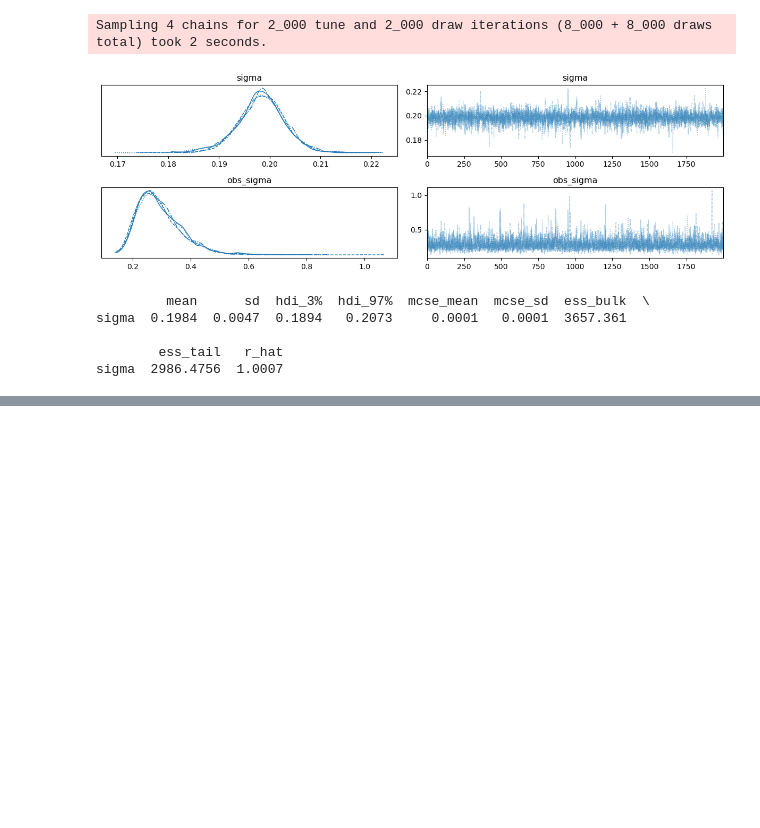
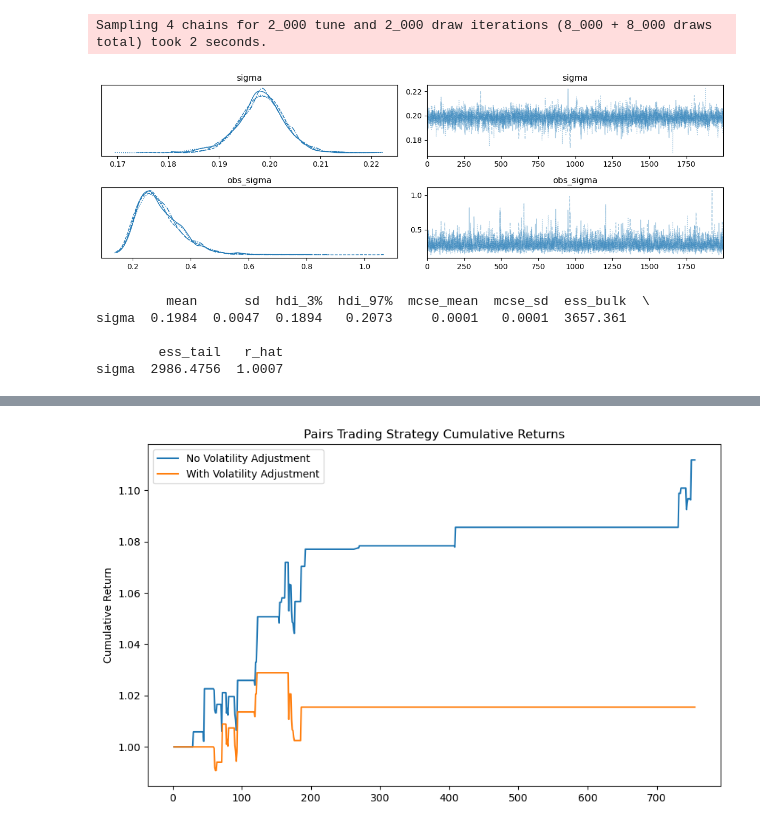
Before and after one commit to RezaCodz/Math_finance_models, a Jupyter notebook: models.ipynb, the cells around one changed output, grey strips where cells are left out. Drawn from its saved outputs; the diff is of its cells as text; code cells hidden in the pictures; blank space fills up the shorter version.

```diff
--- a/models.ipynb
+++ b/models.ipynb
@@ -470,0 +707,87 @@ sigma  2986.4756  1.0007
+# %%
+import numpy as np
+import pandas as pd
+import matplotlib.pyplot as plt
+
+# --- Simulate correlated GBM price series ---
+
+def simulate_gbm_pair(T=252*3, mu=0.05, sigma=0.2, rho=0.8, S0=100):
+    dt = 1/252
+    cov = np.array([[sigma**2, rho*sigma**2], [rho*sigma**2, sigma**2]])  # convert to np.array
+    cov = cov * dt  # now this works
+    returns = np.random.multivariate_normal([mu*dt, mu*dt], cov, size=T)
+    logS = np.log(S0) + returns.cumsum(axis=0)
+    prices = np.exp(logS)
+    return pd.DataFrame(prices, columns=["Stock_A", "Stock_B"])
+
+prices = simulate_gbm_pair()
+
+# --- Compute spread (price difference) and rolling volatility ---
+spread = prices["Stock_A"] - prices["Stock_B"]
+log_returns_spread = np.log(spread).diff().dropna()  # log returns of spread
+rolling_vol = log_returns_spread.rolling(window=20).std()  # 20-day rolling vol
+
+# For simplicity avoid NaNs by aligning indices
+spread = spread.loc[rolling_vol.index]
+
+# --- Simple pairs trading strategy ---
+def pairs_strategy(spread, rolling_vol=None, vol_adjust=False, k=1.5):
+    mean_spread = spread.rolling(window=20).mean()
+    std_spread = spread.rolling(window=20).std()
+
+    signals = pd.Series(0, index=spread.index)
+    upper = mean_spread + (k * std_spread)
+    lower = mean_spread - (k * std_spread)
+
+    # Adjust thresholds by volatility if requested
+    if vol_adjust and rolling_vol is not None:
+        upper += rolling_vol * std_spread.mean()
+        lower -= rolling_vol * std_spread.mean()
+
+    # Generate signals: 1 = long spread, -1 = short spread
+    signals[spread > upper] = -1
+    signals[spread < lower] = 1
+    signals = signals.fillna(0)
+
+    return signals
+
+# Get signals for both cases
+signals_no_vol = pairs_strategy(spread, vol_adjust=False)
+signals_vol = pairs_strategy(spread, rolling_vol=rolling_vol, vol_adjust=True)
+
+# --- Backtest ---
+def backtest(prices, signals):
+    # Assume hedge ratio = 1 for simplicity
+    ret_A = prices["Stock_A"].pct_change().loc[signals.index]
+    ret_B = prices["Stock_B"].pct_change().loc[signals.index]
+
+    # Strategy return = long A and short B if signal = 1, vice versa if -1
+    strat_returns = signals.shift(1) * (ret_A - ret_B)
+    strat_returns = strat_returns.fillna(0)
+    return strat_returns
+
+rets_no_vol = backtest(prices, signals_no_vol)
+rets_vol = backtest(prices, signals_vol)
+
+# --- Performance comparison ---
+def performance_metrics(returns):
+    sharpe = returns.mean() / returns.std() * np.sqrt(252)
+    cum_return = (1 + returns).cumprod().iloc[-1] - 1
+    max_dd = (returns.cumsum() - returns.cumsum().cummax()).min()
+    return {"Sharpe": sharpe, "Cumulative Return": cum_return, "Max Drawdown": max_dd}
+
+perf_no_vol = performance_metrics(rets_no_vol)
+perf_vol = performance_metrics(rets_vol)
+
+print("Performance without volatility adjustment:", perf_no_vol)
+print("Performance with volatility adjustment:", perf_vol)
+
+# --- Plot cumulative returns ---
+plt.figure(figsize=(10,6))
+(1 + rets_no_vol).cumprod().plot(label="No Volatility Adjustment")
+(1 + rets_vol).cumprod().plot(label="With Volatility Adjustment")
+plt.title("Pairs Trading Strategy Cumulative Returns")
+plt.ylabel("Cumulative Return")
+plt.legend()
+plt.show()
+# %% [output]
@@ -470,0 +796 @@ sigma  2986.4756  1.0007
+[figure, added]
```
Also changed, not shown: parts of 5 cells of this notebook, 1 other file.
